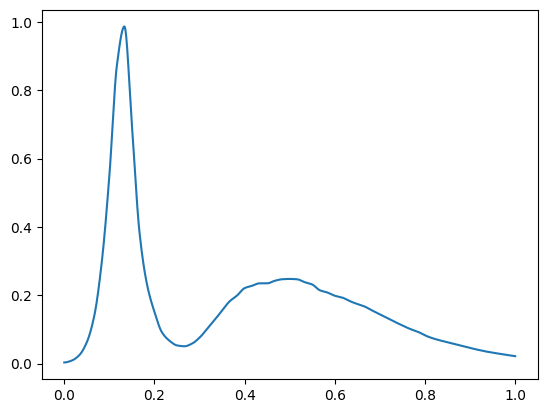
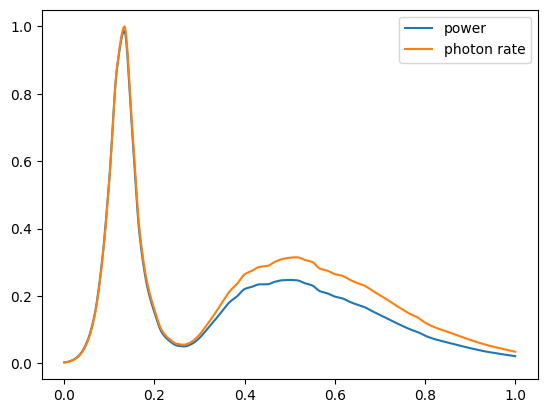
Unified diff of the notebook cell whose output changed from the first chart to the second:
--- before
+++ after
@@ -3,4 +3,5 @@
 from scipy.interpolate import PchipInterpolator
 from pathlib import Path
+import matplotlib.pyplot as plt
 
 csv_path = Path("../configs/mcwhl5_spectrum_digitized_from_plot_5nm.csv")
@@ -16,8 +17,29 @@
 lam = np.linspace(400, 700, 2000)
 lam_1 = np.linspace(0, 1, 2000)
-S_lam = S(lam_1) # np.clip(S(lam), 0, None)
+S_lam = S(lam_1)
 
 
-import matplotlib.pyplot as plt
-plt.plot(lam_1,S_lam)
+
+
+plt.plot(lam_1,S_lam, label="power")
+
+
+def S_photon_rate(lam_norm):
+    lam = lam_norm*300 + 400
+    return lam*S(lam_norm)
+
+rate = S_photon_rate(lam_1)
+rate = rate/rate.max()
+plt.plot(lam_1, rate, label="photon rate")
+plt.legend()
 plt.show()
+
+# plt.plot(lam, rate/S_lam)
+# plt.show()
+
+
+
+plt.plot(lam,S_lam, label="power")
+plt.plot(lam, rate, label="photon rate")
+plt.legend()
+plt.show()

Commit: wip on comparison to experiment